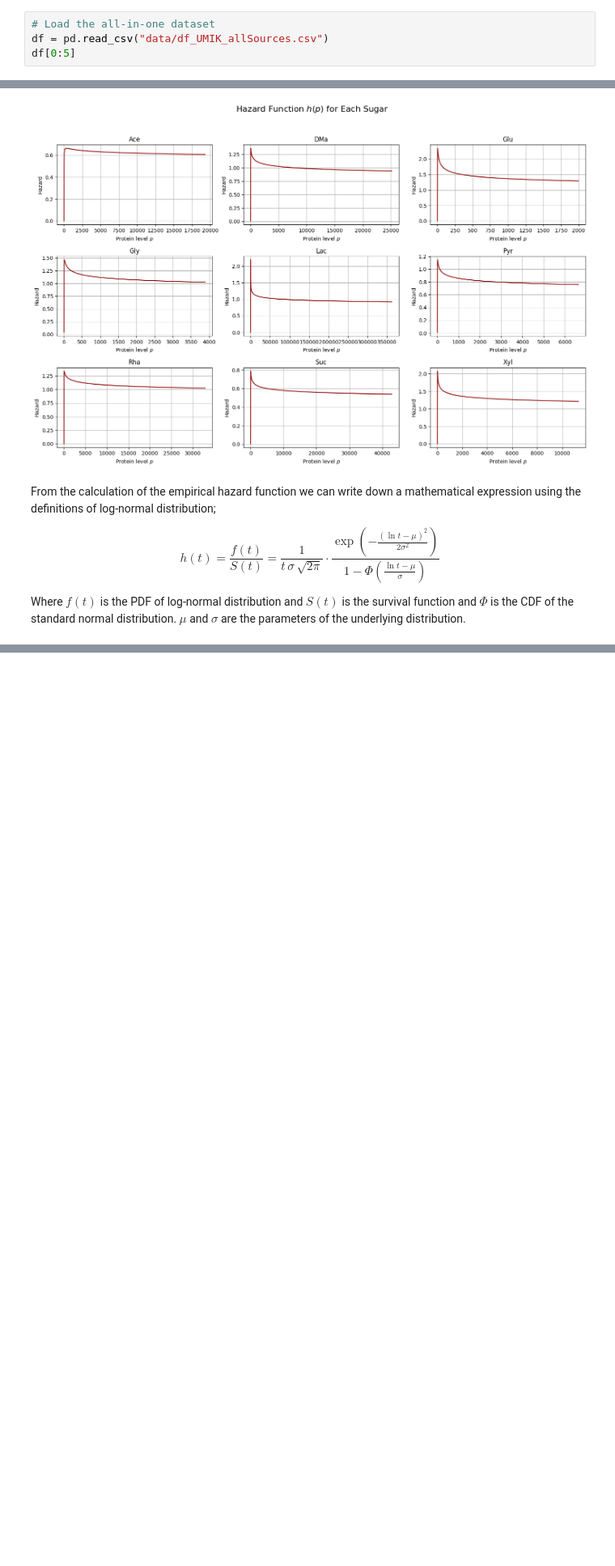
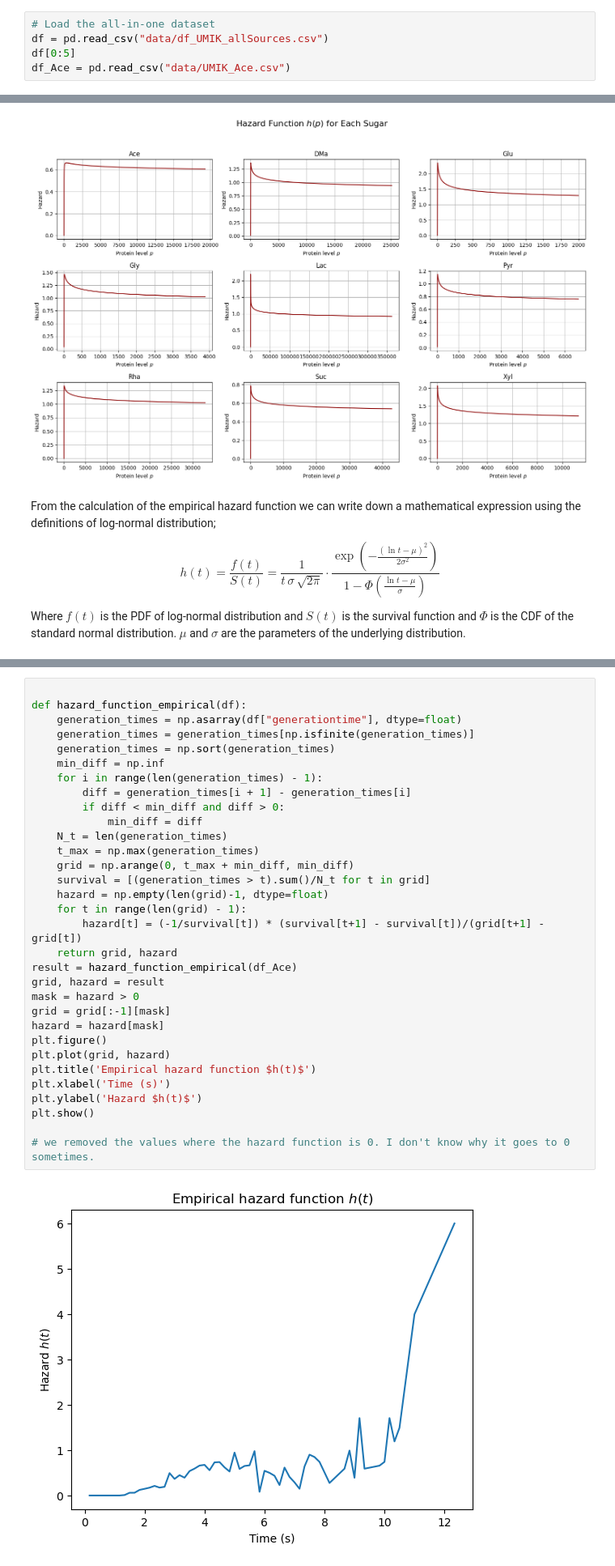
Before and after one commit to Vladi700/PoD_microbial_growth, a Jupyter notebook: Microbial_Growth-main.ipynb, the cells around one changed output, grey strips where cells are left out. Shown at 81% size. Cells and saved outputs as stored; diff of their text form; blank space fills up the shorter version.

Commit message:
empirical hazard function?

```diff
--- a/Microbial_Growth-main.ipynb
+++ b/Microbial_Growth-main.ipynb
@@ -11,3 +11,4 @@ import os
 # Load the all-in-one dataset
 df = pd.read_csv("data/df_UMIK_allSources.csv")
 df[0:5]
+df_Ace = pd.read_csv("data/UMIK_Ace.csv")
@@ -186,0 +190,34 @@ Where $f(t)$ is the PDF of log-normal distribution and $S(t)$ is the survival fu
+# %%
+
+def hazard_function_empirical(df):
+    generation_times = np.asarray(df["generationtime"], dtype=float)
+    generation_times = generation_times[np.isfinite(generation_times)]
+    generation_times = np.sort(generation_times)
+    min_diff = np.inf
+    for i in range(len(generation_times) - 1):
+        diff = generation_times[i + 1] - generation_times[i]
+        if diff < min_diff and diff > 0:
+            min_diff = diff
+    N_t = len(generation_times)
+    t_max = np.max(generation_times)
+    grid = np.arange(0, t_max + min_diff, min_diff)
+    survival = [(generation_times > t).sum()/N_t for t in grid]
+    hazard = np.empty(len(grid)-1, dtype=float)
+    for t in range(len(grid) - 1):
+        hazard[t] = (-1/survival[t]) * (survival[t+1] - survival[t])/(grid[t+1] - grid[t])
+    return grid, hazard
+result = hazard_function_empirical(df_Ace)
+grid, hazard = result
+mask = hazard > 0
+grid = grid[:-1][mask]
+hazard = hazard[mask]
+plt.figure()
+plt.plot(grid, hazard)
+plt.title('Empirical hazard function $h(t)$')
+plt.xlabel('Time (s)')
+plt.ylabel('Hazard $h(t)$')
+plt.show()
+
+# we removed the values where the hazard function is 0. I don't know why it goes to 0 sometimes.
+# %% [output]
+[figure, added]
```
Also changed, not shown: parts of 4 cells of this notebook, 1 other file.
